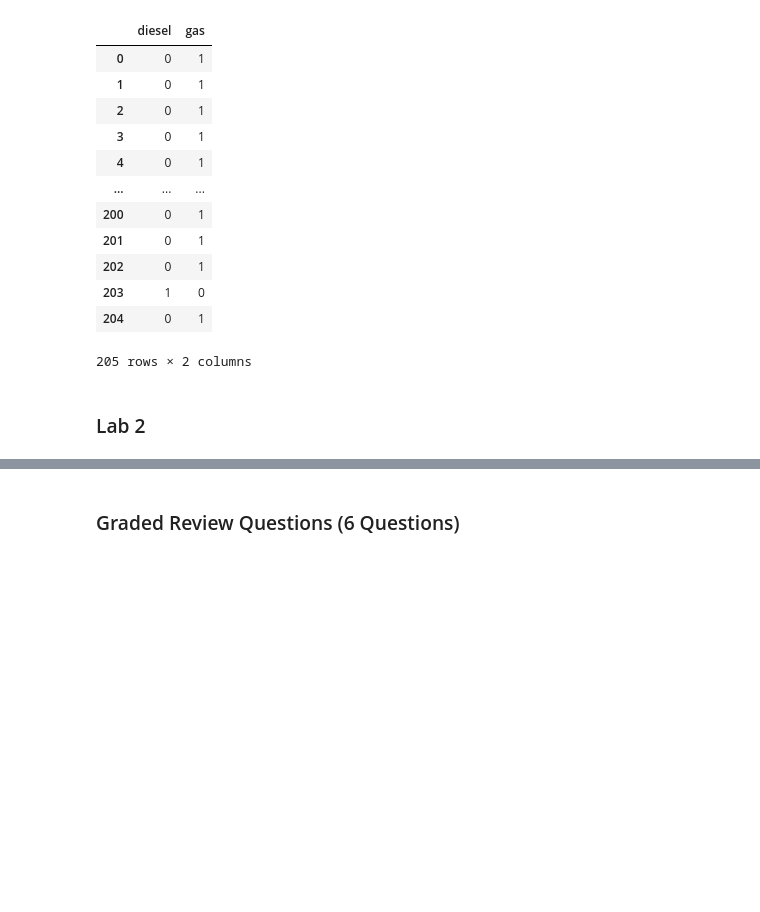
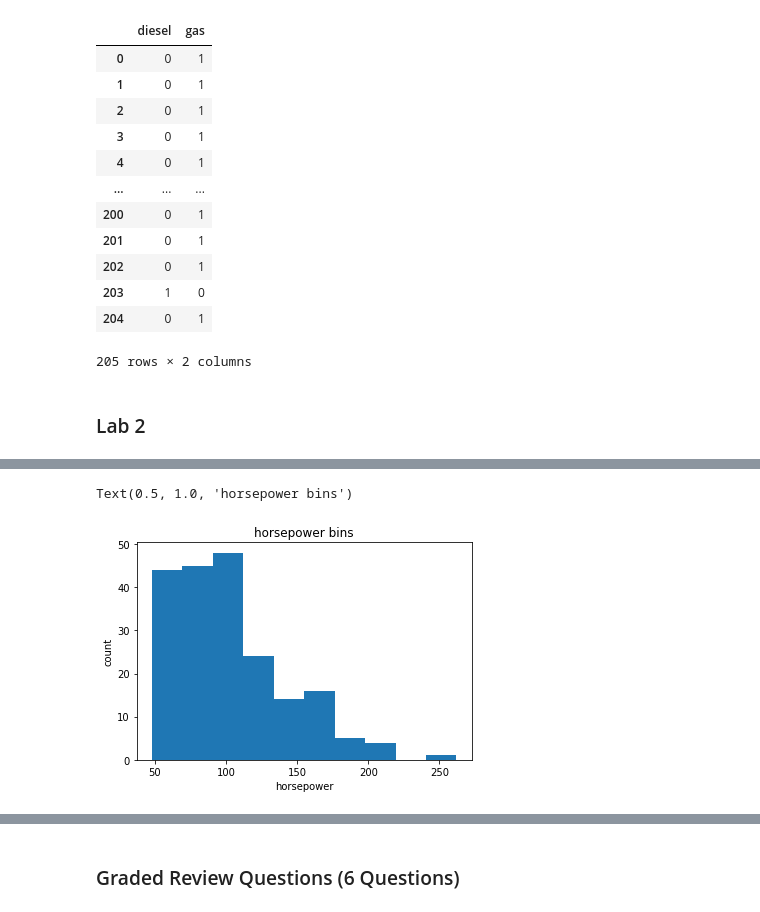
Before and after one commit to PosgradoMNA/actividades-de-aprendizaje-JavierP-rez, a Jupyter notebook: Semana5_12to18Oct/Modulo2_Semana5_DataAnalysisWithPython_IBM.ipynb, the cells around one changed output, grey strips where cells are left out. Drawn from its saved outputs; the diff is of its cells as text; code cells hidden in the pictures; blank space fills up the shorter version.

```diff
--- a/Semana5_12to18Oct/Modulo2_Semana5_DataAnalysisWithPython_IBM.ipynb
+++ b/Semana5_12to18Oct/Modulo2_Semana5_DataAnalysisWithPython_IBM.ipynb
@@ -377,0 +462,6 @@ pd.get_dummies(df["fuel-type"])
+# %%
+# simply drop whole row with NaN in "price" column
+df.dropna(subset=["price"], axis=0, inplace=True)
+
+# reset index, because we droped two rows
+df.reset_index(drop=True, inplace=True)
@@ -377,0 +508,6 @@ pd.get_dummies(df["fuel-type"])
+# %%
+# Convert mpg to L/100km by mathematical operation (235 divided by mpg)
+df['city-L/100km'] = 235/df["city-mpg"]
+
+# check your transformed data
+df.head()
@@ -377,0 +522,19 @@ pd.get_dummies(df["fuel-type"])
+# %%
+# replace (original value) by (original value)/(maximum value)
+df['length'] = df['length']/df['length'].max()
+df['width'] = df['width']/df['width'].max()
+# %%
+df["horsepower"]=df["horsepower"].astype(int, copy=True)
+# %%
+%matplotlib inline
+import matplotlib as plt
+from matplotlib import pyplot
+plt.pyplot.hist(df["horsepower"])
+
+# set x/y labels and plot title
+plt.pyplot.xlabel("horsepower")
+plt.pyplot.ylabel("count")
+plt.pyplot.title("horsepower bins")
+# %% [output]
+Text(0.5, 1.0, 'horsepower bins')
+[figure, added]
```
Also changed, not shown: parts of 17 cells of this notebook.
